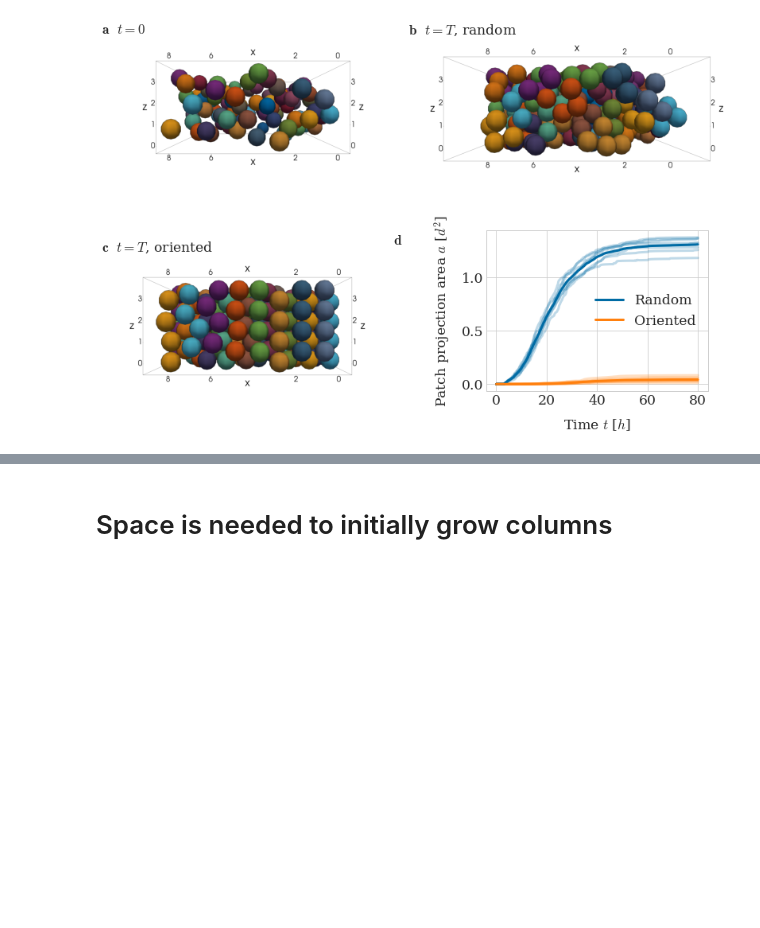
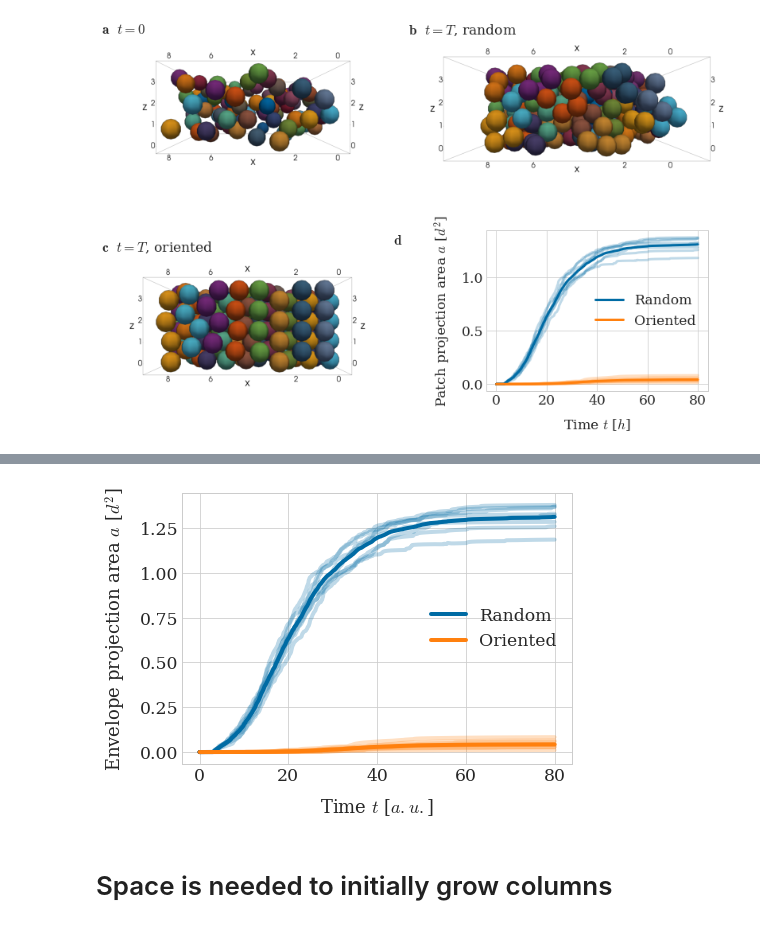
Before and after one commit to somathias/CartilageCBM, a Jupyter notebook: exp-mesenchymal_condensation_draft.ipynb, the cells around one changed output, grey strips where cells are left out. Cells and saved outputs as stored; diff of their text form; code cells hidden in the pictures; blank space fills up the shorter version.

```diff
--- a/exp-mesenchymal_condensation_draft.ipynb
+++ b/exp-mesenchymal_condensation_draft.ipynb
@@ -304,3 +381,37 @@ plt.savefig(path_to_plots+'ppa_orientation.pdf', bbox_inches='tight', dpi=600)
+# %%
+fig = plt.figure(figsize=(7,5))
+
+# time steps are consistent across runs, so it's sufficient to load them from a single path
+times_d, coords_d = sm.read_in_data('/home/kubuntu1804/Documents/sf_simulation_results/'+dir_directed + '0/results_from_time_0/')
+
+ppa_av_d = np.zeros(times_d.shape)
+for seed in range(8):
+    ppa = np.loadtxt('/home/kubuntu1804/Documents/sf_simulation_results/'+dir_directed+str(seed)+'/results_from_time_0/metrics_results/data_patch_projection_area_av.txt', dtype=float)
+    plt.plot(times_d, ppa, color=defcolors[1], alpha=0.25)
+    ppa_av_d += ppa
+ppa_av_d = ppa_av_d /8
+
+# time steps are consistent across runs, so it's sufficient to load them from a single path
+times_r, coords_r = sm.read_in_data('/home/kubuntu1804/Documents/sf_simulation_results/'+dir_random + '0/results_from_time_0/')
+
+ppa_av_r = np.zeros(times_r.shape)
+for seed in range(8):
+    ppa = np.loadtxt('/home/kubuntu1804/Documents/sf_simulation_results/'+dir_random+str(seed)+'/results_from_time_0/metrics_results/data_patch_projection_area_av.txt', dtype=float)
+    plt.plot(times_r, ppa, color=defcolors[0], alpha=0.25)
+    ppa_av_r += ppa
+ppa_av_r = ppa_av_r /8
+
+
+
+plt.plot(times_r, ppa_av_r, color=defcolors[0], label='Random')
+plt.plot(times_d, ppa_av_d, color=defcolors[1], label='Oriented')
+plt.legend(loc=5)
+#plt.title('distance 4.0')
+plt.xlabel('Time $t$ [$a.u.$]', fontsize=18)
+plt.ylabel('Envelope projection area $a$ [$d^2$]', fontsize=18)
+plt.savefig(path_to_plots+'ppa_orientation_single.pdf', bbox_inches='tight', dpi=600)
+# %% [output]
+[figure, added]
 # %% [markdown]
 # Space is needed to initially grow columns
 # %% [markdown]
```
Also changed, not shown: parts of 5 cells of this notebook, 1 other file.
